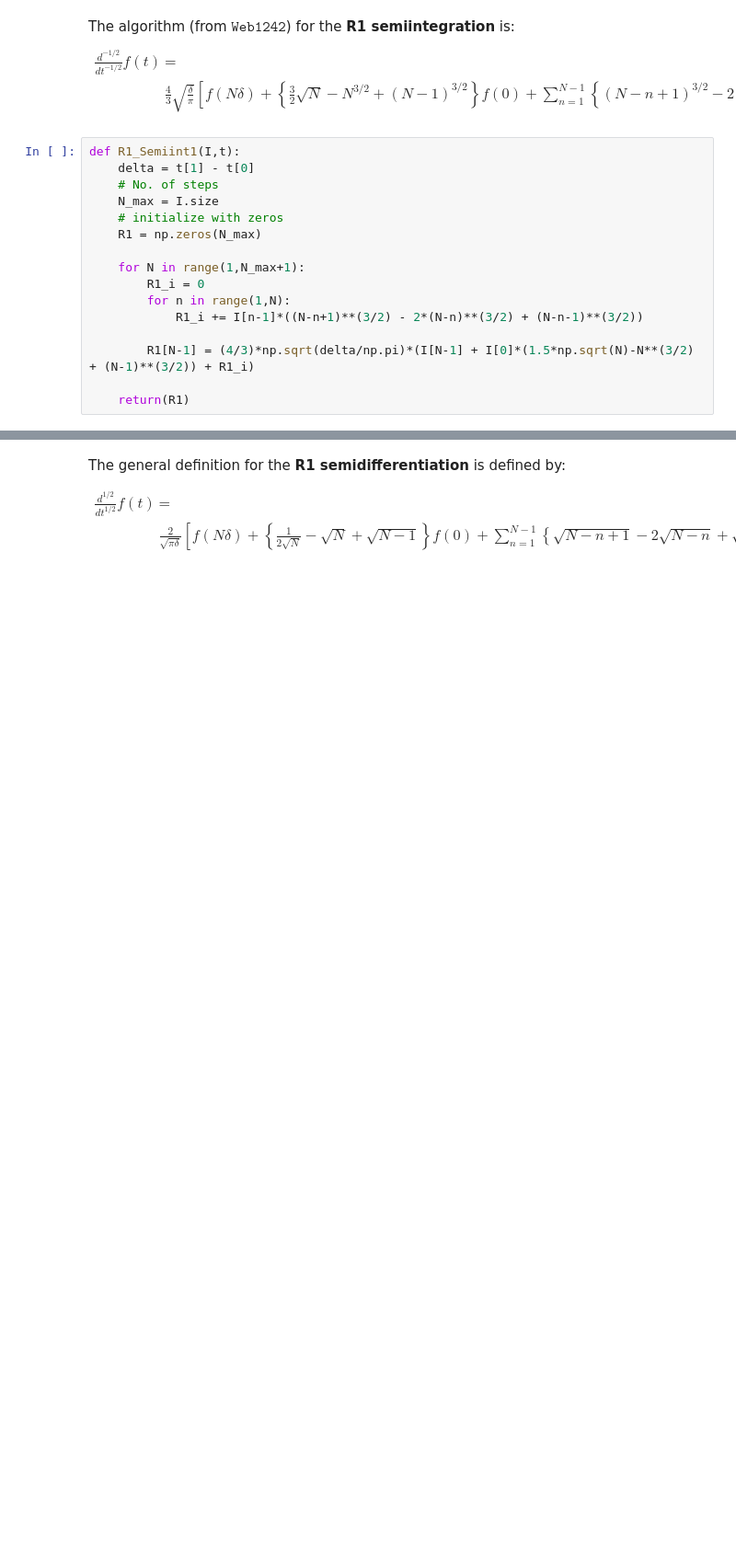
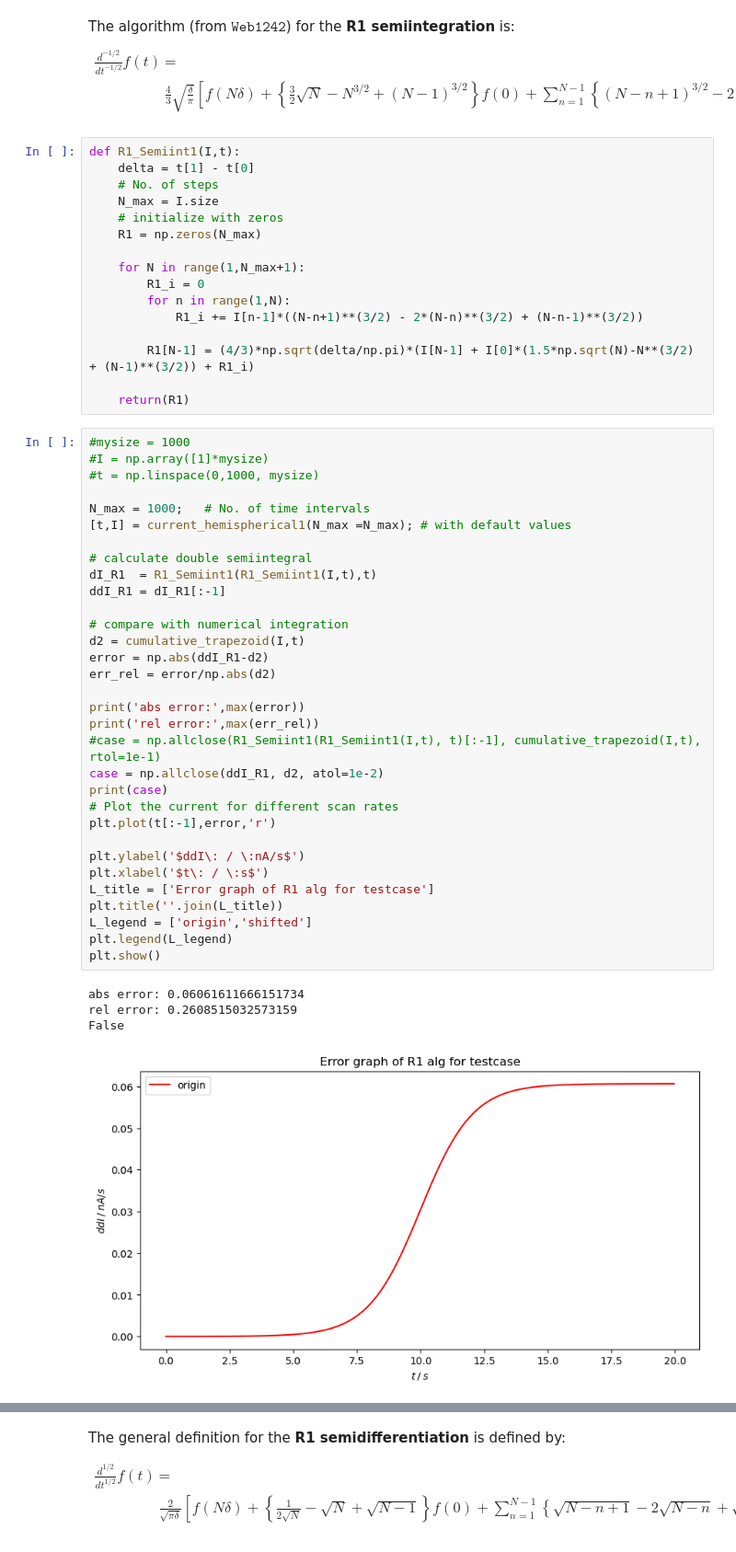
Before and after one commit to echemdb/ec-tools, a Jupyter notebook: ec_tools/Seminar/Semiintegration_Doku.ipynb, the cells around one changed output, grey strips where cells are left out. Shown: that part at 92% size. Cells and saved outputs as stored; diff of their text form; blank space fills up the shorter version.

```diff
--- a/ec_tools/Seminar/Semiintegration_Doku.ipynb
+++ b/ec_tools/Seminar/Semiintegration_Doku.ipynb
@@ -291,6 +290,43 @@ def R1_Semiint1(I,t):
         R1[N-1] = (4/3)*np.sqrt(delta/np.pi)*(I[N-1] + I[0]*(1.5*np.sqrt(N)-N**(3/2) + (N-1)**(3/2)) + R1_i)
 
     return(R1)
+# %%
+#mysize = 1000
+#I = np.array([1]*mysize)
+#t = np.linspace(0,1000, mysize)
+
+N_max = 1000;   # No. of time intervals
+[t,I] = current_hemispherical1(N_max =N_max); # with default values
+
+# calculate double semiintegral
+dI_R1  = R1_Semiint1(R1_Semiint1(I,t),t)
+ddI_R1 = dI_R1[:-1]
+
+# compare with numerical integration
+d2 = cumulative_trapezoid(I,t)
+error = np.abs(ddI_R1-d2)
+err_rel = error/np.abs(d2)
+
+print('abs error:',max(error))
+print('rel error:',max(err_rel))
+#case = np.allclose(R1_Semiint1(R1_Semiint1(I,t), t)[:-1], cumulative_trapezoid(I,t), rtol=1e-1)
+case = np.allclose(ddI_R1, d2, atol=1e-2)
+print(case)
+# Plot the current for different scan rates
+plt.plot(t[:-1],error,'r')
+
+plt.ylabel('$ddI\: / \:nA/s$')
+plt.xlabel('$t\: / \:s$')
+L_title = ['Error graph of R1 alg for testcase']
+plt.title(''.join(L_title))
+L_legend = ['origin','shifted']
+plt.legend(L_legend)
+plt.show()
+# %% [output]
+abs error: 0.06061611666151734
+rel error: 0.2608515032573159
+False
+[figure, added]
 # %%
 # Testing
 
```
Also changed, not shown: parts of 4 cells of this notebook, 1 other file.
